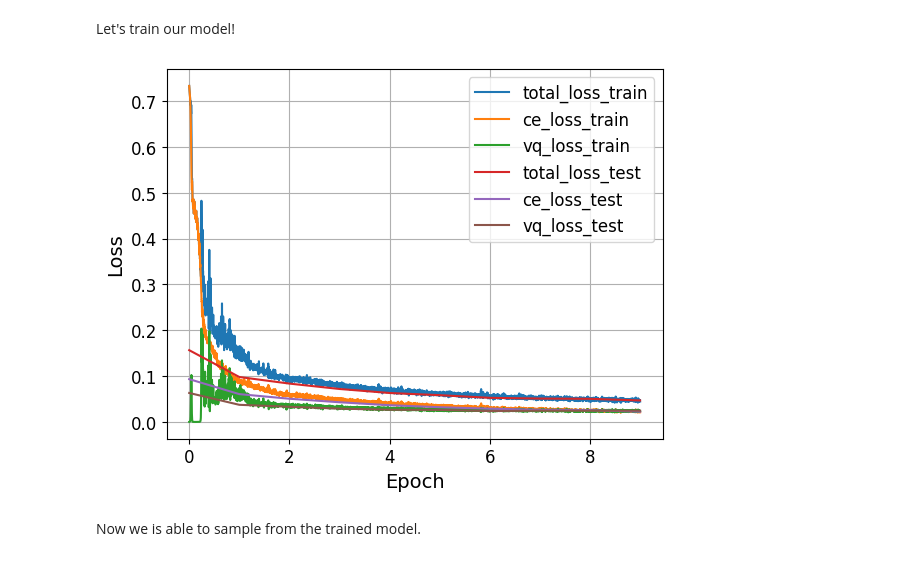
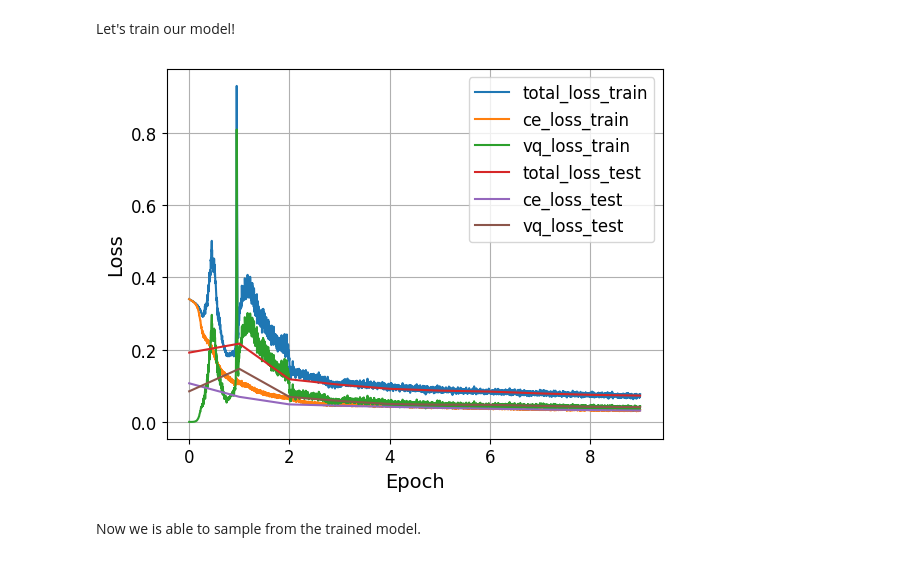
Before and after one commit to ler1223/education-2023-DGM-MIPT-course-, a Jupyter notebook: completedHW/hw4c.ipynb, the cells around one changed output. Cells and saved outputs as stored; diff of their text form; code cells hidden in the pictures.

```diff
--- a/completedHW/hw4c.ipynb
+++ b/completedHW/hw4c.ipynb
@@ -292,8 +318,6 @@ class ConvEncoder(nn.Module):
         self.net = nn.Sequential(
             # 1x28x28 -> 16x14x14
             nn.Conv2d(1, latent_dim, kernel_size=4, stride=2, padding=1),
-            nn.ReLU(),
-            nn.Conv2d(latent_dim, latent_dim, 3, padding=1),
             nn.ReLU(),
             nn.Conv2d(latent_dim, latent_dim, 3, padding=1),
             nn.ReLU(),
@@ -329,6 +353,8 @@ class ConvDecoder(nn.Module):
             nn.ReLU(),
             nn.ConvTranspose2d(latent_dim, latent_dim, 3, padding=1),
             nn.ReLU(),
+            nn.ConvTranspose2d(latent_dim, latent_dim, 3, padding=1),
+            nn.ReLU(),
             # 16x14x14 -> 1x28x28
             nn.ConvTranspose2d(latent_dim, 2, kernel_size=4, stride=2, padding=1)
         )
@@ -475,33 +501,33 @@ Let's train our model!
 # %%
 # ====
 # your code
 # choose these parameters
 BATCH_SIZE = 128  # any adequate value
 EPOCHS = 10      # < 30
-LR = 1e-3          # < 1e-2
-CE_SCALE = 1    # 0.01 < x < 30.0
+LR = 1e-4          # < 1e-2
+CE_SCALE = 0.5    # 0.01 < x < 30.0
 # ====
 
 train_data, test_data = load_dataset("mnist", flatten=False, binarize=True)
 
 model = VQVAEModel(ce_loss_scale=CE_SCALE, latent_dim=16, num_embeddings=128)
 
 train_loader = data.DataLoader(train_data, batch_size=BATCH_SIZE, shuffle=True)
 test_loader = data.DataLoader(test_data, batch_size=BATCH_SIZE)
 
 train_losses, test_losses = train_model(
     model,
     train_loader,
     test_loader,
     epochs=EPOCHS,
     use_cuda=USE_CUDA,
     use_tqdm=True,
     lr=LR,
 )
 
 plot_training_curves(train_losses, test_losses)
 # %% [output]
-[figure, old version]
+[figure, new version]
 # %% [markdown]
 Now we is able to sample from the trained model.
 # %%
```
Also changed, not shown: parts of 14 cells of this notebook, 2 other files.
